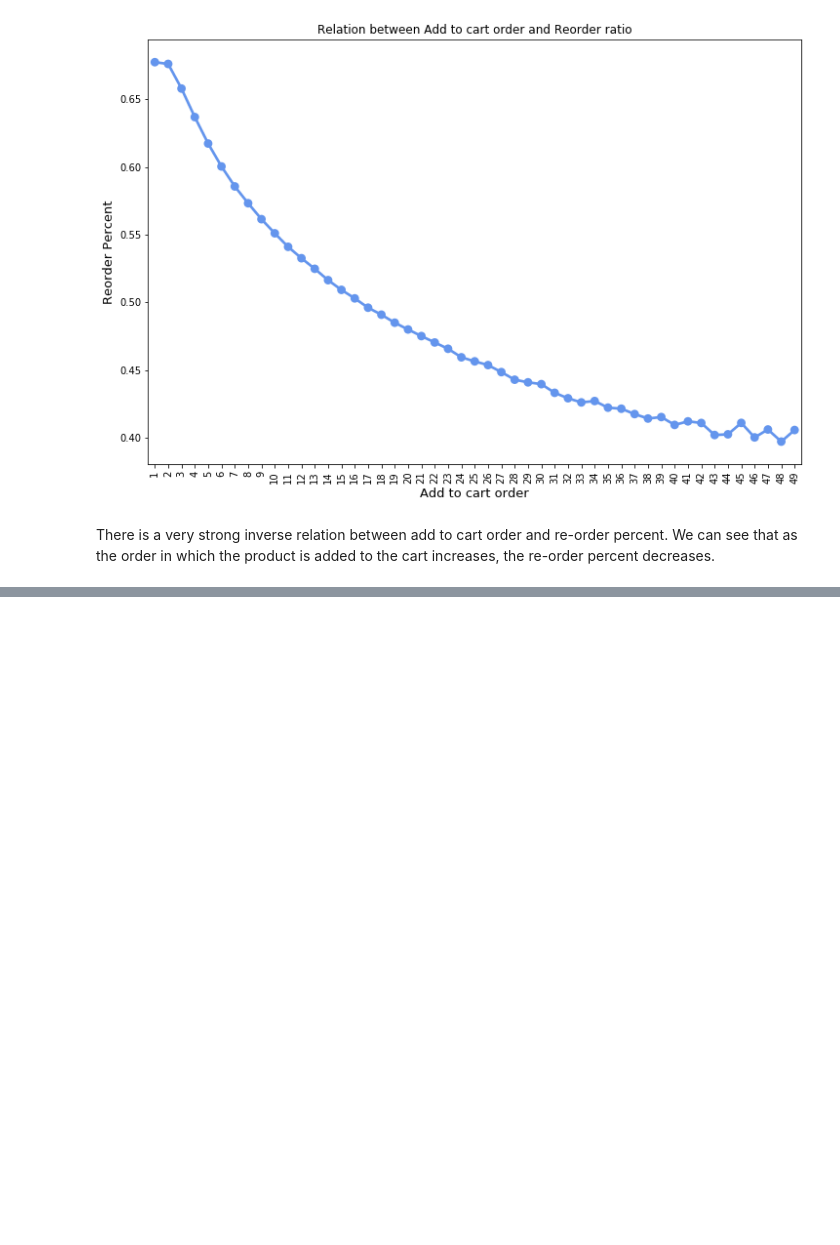
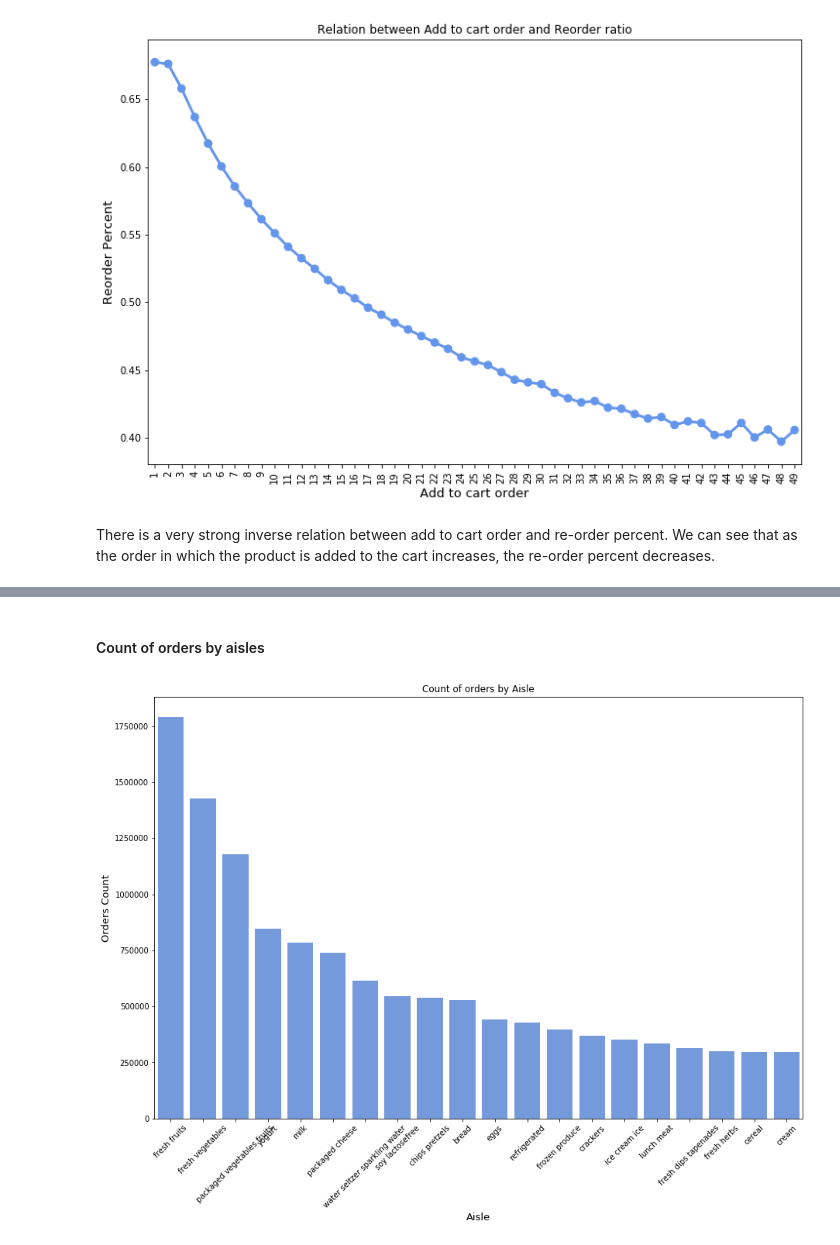
Before and after one commit to yashwanthky/Instacart_Market_Basket_Analysis, a Jupyter notebook: Data_Loading_Exploration.ipynb, the cells around one changed output, grey strips where cells are left out. Drawn from its saved outputs; the diff is of its cells as text; code cells hidden in the pictures; blank space fills up the shorter version.

```diff
--- a/Data_Loading_Exploration.ipynb
+++ b/Data_Loading_Exploration.ipynb
@@ -466,0 +508,13 @@ There is a very strong inverse relation between add to cart order and re-order p
+# %% [markdown]
+#### Count of orders by aisles
+# %%
+orders_aisle = merged_data[['order_id', 'aisle']].drop_duplicates().groupby(by=['aisle']).agg({'order_id' : ['count']}).reset_index()
+orders_aisle.columns = ['aisle', 'orders_count']
+plt.figure(figsize=(15,10))
+sns.barplot(x='aisle', y='orders_count',data=orders_aisle.sort_values(by='orders_count', ascending=False).iloc[:20, :], color='cornflowerblue')
+plt.ylabel('Orders Count', fontsize=13)
+plt.xlabel('Aisle', fontsize=13)
+plt.title('Count of orders by Aisle');
+plt.xticks(rotation = 45);
+# %% [output]
+[figure, added]
```
Also changed, not shown: parts of 17 cells of this notebook.
